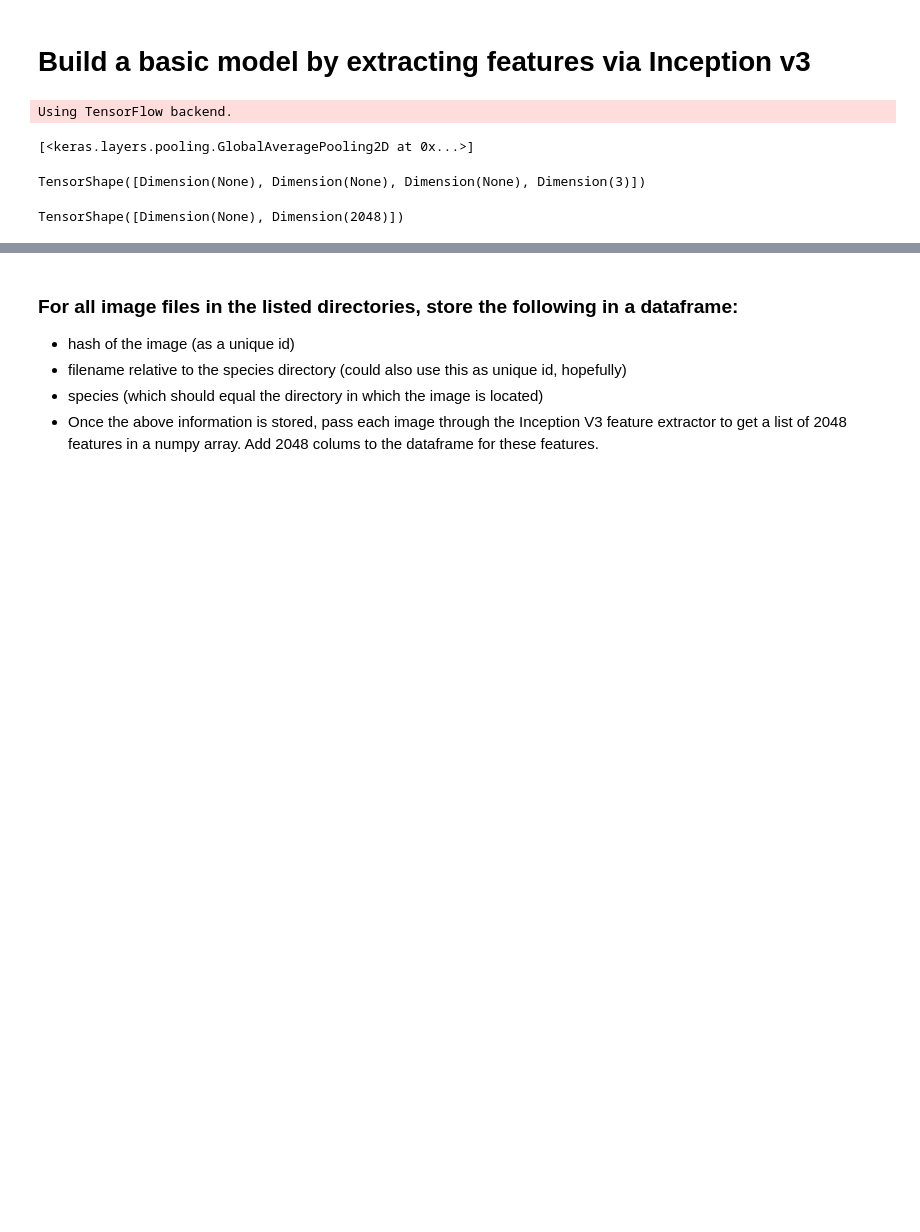
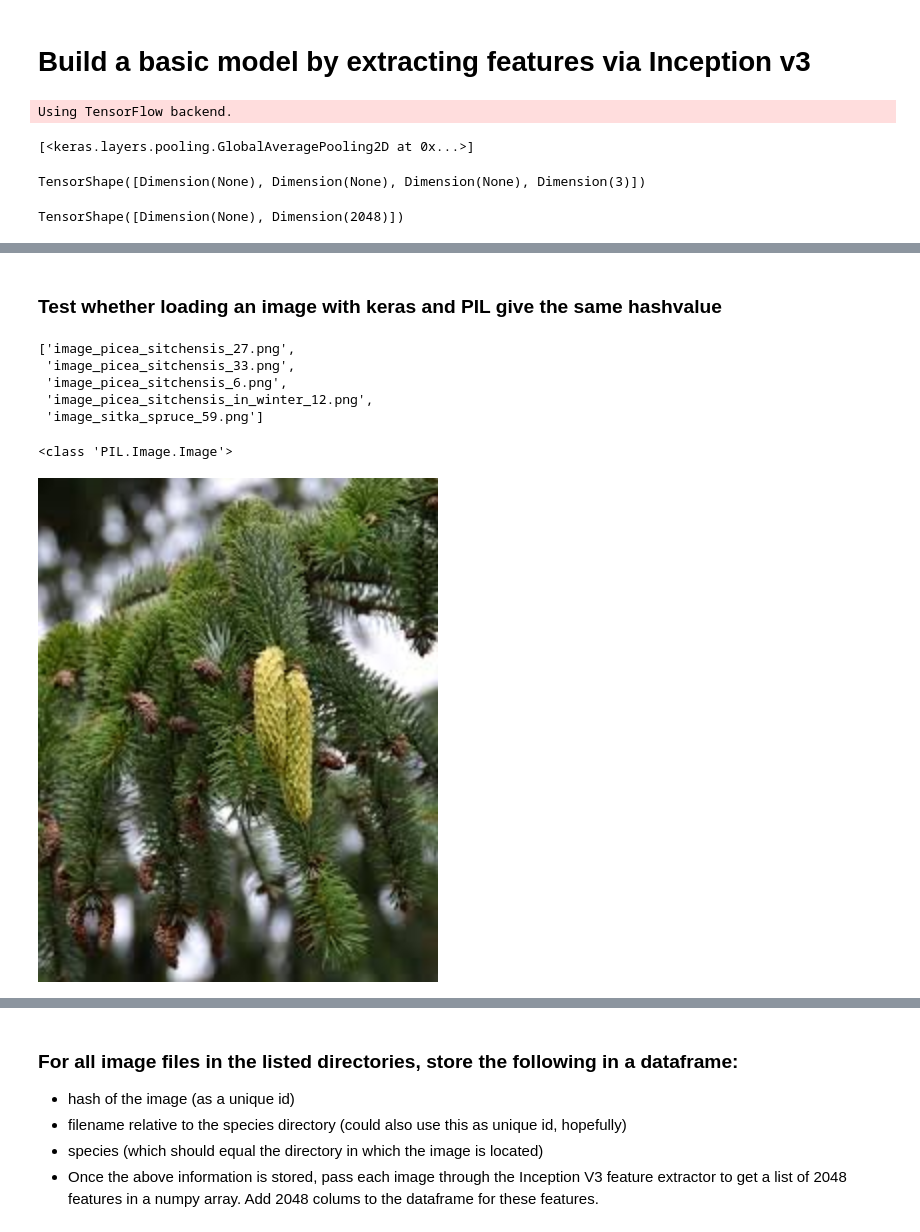
Before and after one commit to NathanielBlairStahn/tree-logic, a Jupyter notebook: build_a_model.ipynb, the cells around one changed output, grey strips where cells are left out. Drawn from its saved outputs; the diff is of its cells as text; code cells hidden in the pictures; blank space fills up the shorter version.

Commit message:
test image hashing in build_a_model, start creating dataframe

```diff
--- a/build_a_model.ipynb
+++ b/build_a_model.ipynb
@@ -48,0 +113,19 @@ TensorShape([Dimension(None), Dimension(2048)])
+# %% [markdown]
+### Test whether loading an image with keras and PIL give the same hashvalue
+# %%
+photo_dir = 'tree_photos/picea_sitchensis'
+[filename for filename in os.listdir(photo_dir)][:5]
+# %% [output]
+['image_picea_sitchensis_27.png',
+ 'image_picea_sitchensis_33.png',
+ 'image_picea_sitchensis_6.png',
+ 'image_picea_sitchensis_in_winter_12.png',
+ 'image_sitka_spruce_59.png']
+# %%
+image_path = os.path.join(photo_dir, 'image_picea_sitchensis_27.png')
+keras_img = image.load_img(image_path)
+print(type(keras_img))
+keras_img
+# %% [output]
+<class 'PIL.Image.Image'>
+[figure, added]
```
Also changed, not shown: parts of 15 cells of this notebook.
